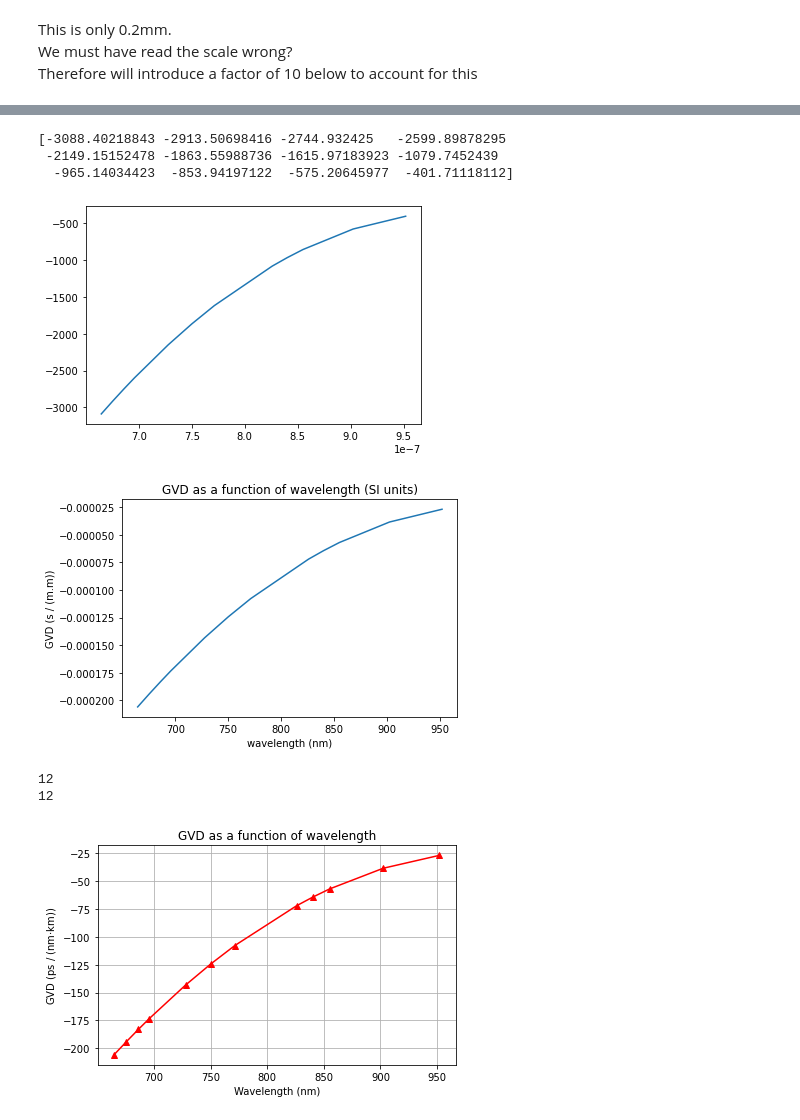
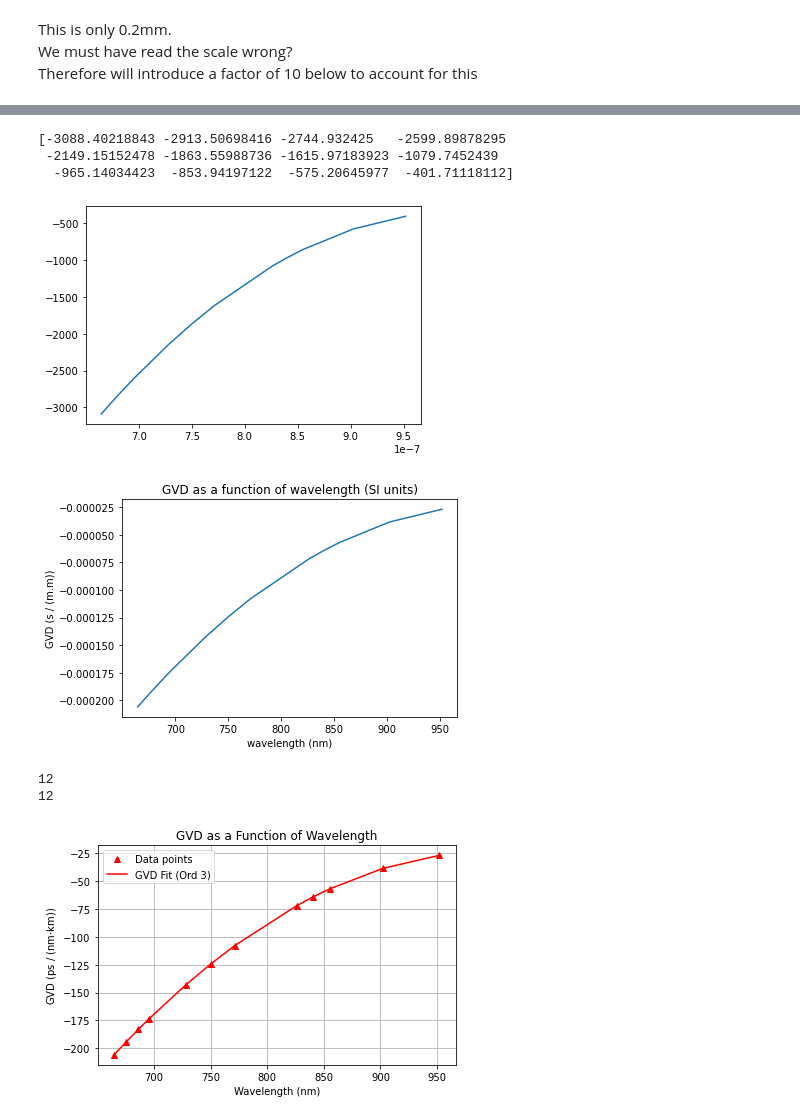
Before and after one commit to jmorse2020/Physics-FYP, a Jupyter notebook: Delay-change-manual-dispersion-measurement.ipynb, the cells around one changed output, grey strips where cells are left out. Saved outputs shown, nothing was run; the diff lists cells and outputs as text; code cells hidden in the pictures.

```diff
--- a/Delay-change-manual-dispersion-measurement.ipynb
+++ b/Delay-change-manual-dispersion-measurement.ipynb
@@ -64,14 +58,15 @@ plt.ylabel("Stage position (m)")
 #plt.show()
 
 #fit a curve to this data - plotting everything in SI units to begin with
-fit_coeffs = np.polyfit(poi*1e-9, stage_pos*2*1e-3, 3) #The x is actually the difference in path length so you get a factor of 2
+order = 3
+fit_coeffs = np.polyfit(poi*1e-9, stage_pos*2*1e-3, order) #The x is actually the difference in path length so you get a factor of 2
 fit = np.polyval(fit_coeffs, poi*1e-9)
-plt.plot(poi,fit*10,color='green',linestyle='--', label="Fit") # Multiplying by 10 to account for vernier reading error in plot
+plt.plot(poi,fit*10,color='green',linestyle='--', label=f"Fit (Ord {order})") # Multiplying by 10 to account for vernier reading error in plot
 
-plt.title("POI wavelength variation with stage position")
+plt.title("POI Wavelength Variation with Stage Position")
 plt.legend()
 plt.grid()
 plt.tight_layout()
-plt.savefig("/Users/jackmorse/Desktop/POI-vs-stage-position.png", dpi=1200)
+plt.savefig("/Users/jackmorse/Documents/University/Year 4/Semester 1/FYP/POI-vs-stage-position.pdf", format="PDF")
 plt.show()
 # %% [output]
@@ -92,36 +87,37 @@ L=0.5 #Fibre length roughly half a metre?
 big_D = (1/(c * L)) * y_derivative * 10 #This is the factor of 10 needed due to error in reading vernier scale
 plt.plot(poi,big_D)
 plt.xlabel("wavelength (nm)")
 plt.ylabel("GVD (s / (m.m))")
 plt.title("GVD as a function of wavelength (SI units)")
 plt.show()
 
 #Now plottong again, but for the usual unit for GVD which is ps / nm.km
 c = 3e8 * 0.001 #convert c from m s^-1 to nm ps^-1
 L = 0.5 * 0.001 #converting fibre length from m to km)
 big_D_new_units = (1/(c*L))*y_derivative*10 #This is the factor of 10 needed due to error in reading vernier scale
 
-fit_coeffs_2 = np.polyfit(poi*1e-9, big_D_new_units, 3) #The x is actually the difference in path length so you get a factor of 2
+fit_coeffs_2 = np.polyfit(poi*1e-9, big_D_new_units, order) #The x is actually the difference in path length so you get a factor of 2
 fit_2 = np.polyval(fit_coeffs_2, poi*1e-9)
 plt.plot(poi,big_D_new_units, marker = '^', color='r', linestyle='', label="Data points")
-plt.plot(poi, fit_2, color='r', label = "GVD Fit")
+plt.plot(poi, fit_2, color='r', label = f"GVD Fit (Ord {order})")
 plt.xlabel("Wavelength (nm)")
 plt.ylabel("GVD (ps / (nm$\cdot$km))")
-plt.title("GVD as a function of wavelength")
+plt.title("GVD as a Function of Wavelength")
 plt.grid()
+plt.legend()
 plt.tight_layout()
-plt.savefig("/Users/jackmorse/Desktop/Manual-GVD.png", dpi=1200)
+plt.savefig("/Users/jackmorse/Documents/University/Year 4/Semester 1/FYP/Manual-GVD.pdf", format="PDF")
 from DataAnalysisClass import DataHandling as DH
-DH.write_csv("/Users/jackmorse/Desktop/manual-GVD-data.csv", [poi, big_D_new_units], ["poi_data", "manual_GVD_ps_nmkm"])
+DH.write_csv("/Users/jackmorse/Desktop/manual-GVD-data.csv", [poi, big_D_new_units], ["wavelengths", "manual_GVD_ps_nmkm"])
 print(len(poi))
 print(len(fit_2))
 plt.show()
 # %% [output]
 [-3088.40218843 -2913.50698416 -2744.932425   -2599.89878295
  -2149.15152478 -1863.55988736 -1615.97183923 -1079.7452439
   -965.14034423  -853.94197122  -575.20645977  -401.71118112]
 [figure]
 [figure]
 12
 12
-[figure, old version]
+[figure, new version]
```
Also changed, not shown: parts of 2 cells of this notebook, 3 other files.
